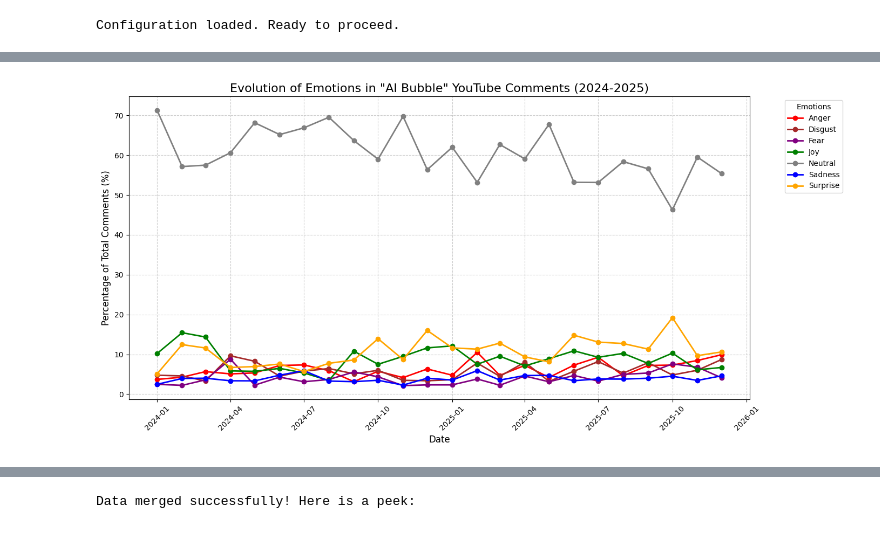
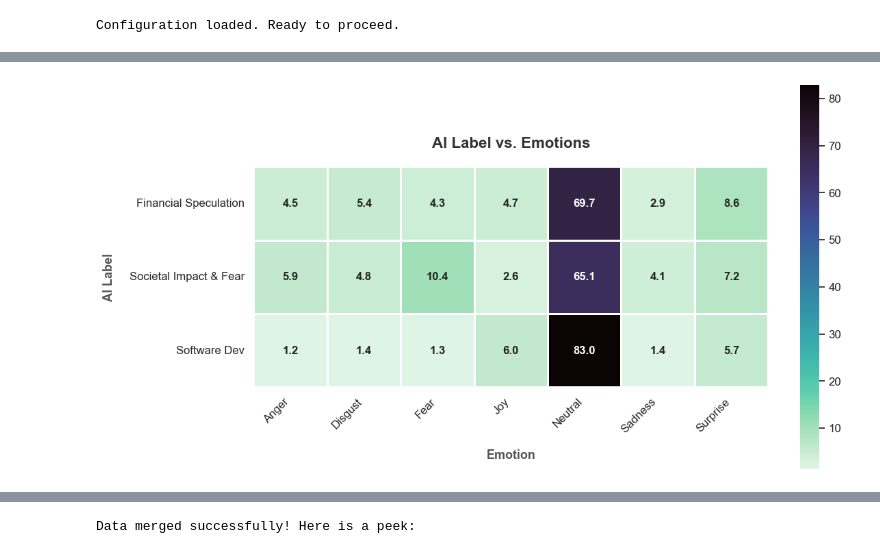
Before and after one commit to lucasfreirec/ai-bubble, a Jupyter notebook: youtube.ipynb, the cells around one changed output, grey strips where cells are left out. Cells and saved outputs as stored; diff of their text form; code cells hidden in the pictures.

```diff
--- a/youtube.ipynb
+++ b/youtube.ipynb
@@ -11,12 +19,11 @@ from dateutil.relativedelta import relativedelta
 load_dotenv()
 
 API_KEY = os.getenv('YOUTUBE_API_KEY')
-SEARCH_QUERY = 'AI Bubble'
-MAX_VIDEOS_PER_MONTH = 10
-MAX_COMMENTS_PER_VIDEO = 1000
+SEARCH_QUERY = 'AI'
 
-START_DATE = datetime(2024, 1, 1, tzinfo=timezone.utc)
-END_DATE = datetime(2025, 12, 31, tzinfo=timezone.utc)
+DEFAULT_START_DATE = datetime(2022, 12, 1, tzinfo=timezone.utc)
+END_DATE = datetime(2026, 5, 31, tzinfo=timezone.utc)
+TARGET_CATEGORY = "28"
 
 if not API_KEY:
     print("WARNING: API Key not found. Please check your .env file.")
@@ -155,37 +1198,66 @@ Done! Analyzed a total of 20275 comments across the timeline.
 # %%
-# Group the data by Month and Emotion, then count the occurrences
-temporal_data = df.groupby(['Month', 'Emotion']).size().unstack(fill_value=0)
+import pandas as pd
+import matplotlib.pyplot as plt
+import seaborn as sns
 
-# Normalize the data to see the percentage of emotions per month
-temporal_data_pct = temporal_data.div(temporal_data.sum(axis=1), axis=0) * 100
+INPUT_FILE = "youtube_data/comments_TARGET_FILTERED.csv"
+emotion_column = 'Emotion'
 
-# Plotting
-plt.figure(figsize=(14, 7))
+print(f"Loading dataset from {INPUT_FILE}...")
+df = pd.read_csv(INPUT_FILE, low_memory=False)
 
-# Define consistent colors for the specific emotions
-colors = {
-    'anger': 'red', 'disgust': 'brown', 'fear': 'purple',
-    'joy': 'green', 'neutral': 'gray', 'sadness': 'blue', 'surprise': 'orange'
+# 1. Limpar e padronizar os dados
+df = df.dropna(subset=['Comment_Target', emotion_column])
+df[emotion_column] = df[emotion_column].str.title()
+
+# 2. Encurtar os rótulos das categorias
+label_map = {
+    'existential fears, job replacement, and the societal impact of artificial intelligence': 'Societal Impact & Fear',
+    'practical software development, system architecture, and real-world ai productivity': 'Software Dev',
+    'financial speculation, stock market investing, and economic tech bubbles': 'Financial Speculation'
 }
+df['AI_Perspective'] = df['Comment_Target'].map(label_map)
 
-for emotion in temporal_data_pct.columns:
-    plt.plot(
-        temporal_data_pct.index,
-        temporal_data_pct[emotion],
-        marker='o',
-        linewidth=2,
-        label=emotion.capitalize(),
-        color=colors.get(emotion, 'black')
-    )
+# 3. Criar a Tabela de Contingência (Crosstab)
+cross_tab = pd.crosstab(df['AI_Perspective'], df[emotion_column], normalize='index') * 100
 
-plt.title(f'Evolution of Emotions in "{SEARCH_QUERY}" YouTube Comments (2024-2025)', fontsize=16)
-plt.xlabel('Date', fontsize=12)
-plt.ylabel('Percentage of Total Comments (%)', fontsize=12)
-plt.legend(title='Emotions', bbox_to_anchor=(1.05, 1), loc='upper left')
-plt.grid(True, linestyle='--', alpha=0.6)
-plt.xticks(rotation=45)
+# --- CONFIGURAÇÕES ESTÉTICAS PREMIUM ---
+
+# Fundo totalmente branco e minimalista, sem grades de fundo atrapalhando
+sns.set_theme(style="white", font_scale=1.1)
+
+# Aumentar levemente o canvas para as células respirarem
+plt.figure(figsize=(12, 7))
+
+# Criando o Heatmap
+ax = sns.heatmap(
+    cross_tab,
+    annot=True,
+    fmt=".1f",
+    cmap="mako_r",                        # Paleta elegante (Menta para Azul Escuro)
+    linewidths=2,                         # Bordas grossas entre os quadrados
+    linecolor='white',                    # Cor da grade limpa
+    square=True,                          # Força os blocos a serem quadrados perfeitos
+    annot_kws={"size": 12, "weight": "bold"}, # Números maiores e em negrito
+    cbar_kws={
+        'shrink': 0.85,                   # Deixa a barra lateral mais fina e elegante
+        'pad': 0.05                       # Afasta a barra levemente do gráfico
+    }
+)
+
+# Estilização de Títulos e Eixos
+plt.title('AI Label vs. Emotions', fontsize=16, pad=20, fontweight='bold', color='#333333')
+plt.xlabel('Emotion', fontsize=13, fontweight='bold', color='#555555', labelpad=15)
+plt.ylabel('AI Label', fontsize=13, fontweight='bold', color='#555555', labelpad=15)
+
+# Limpeza visual dos "ticks" (aqueles tracinhos pretos nos eixos)
+ax.tick_params(left=False, bottom=False)
+plt.xticks(rotation=45, ha='right', fontsize=12)
+plt.yticks(rotation=0, fontsize=12)
+
 plt.tight_layout()
 
-# Show the graph
-plt.show()
+# 5. Salvar o arquivo
+plt.savefig("youtube_data/plot_emotion_correlation_beautiful.png", dpi=300, bbox_inches='tight')
+print("Saved premium heatmap: plot_emotion_correlation_beautiful.png")
 # %% [output]
@@ -192 +1266 @@ plt.show()
-[figure, old version]
+[figure, new version]
```
Also changed, not shown: parts of 53 cells of this notebook.
